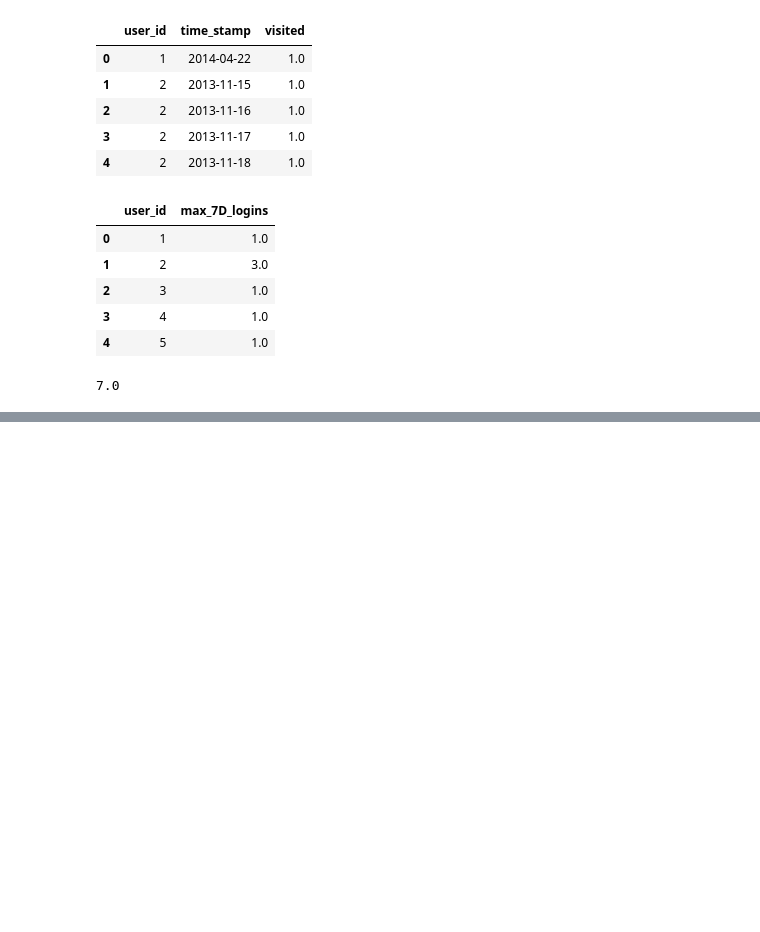
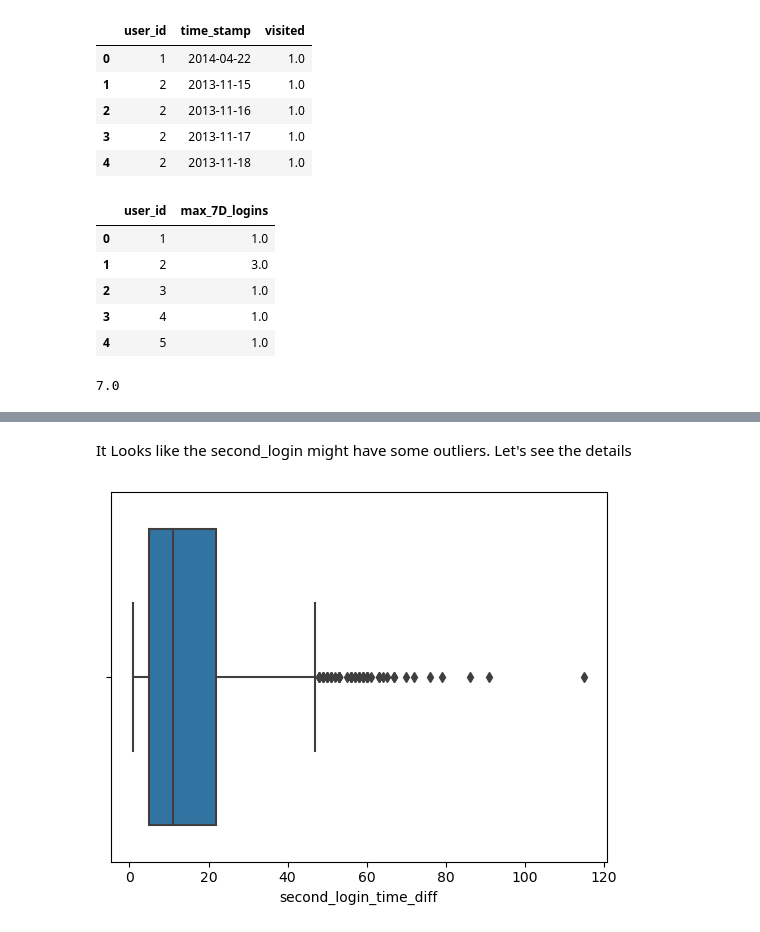
Before and after one commit to BrettlyCD/relax_challenge, a Jupyter notebook: notebooks/user_adoption.ipynb, the cells around one changed output, grey strips where cells are left out. Drawn from its saved outputs; the diff is of its cells as text; code cells hidden in the pictures; blank space fills up the shorter version.

```diff
--- a/notebooks/user_adoption.ipynb
+++ b/notebooks/user_adoption.ipynb
@@ -249,0 +455,9 @@ user_max.head()
+# %% [markdown]
+It Looks like the second_login might have some outliers. Let's see the details
+# %%
+#view boxplot, but ignore 0 and these are only users that never logged in again
+sns.boxplot(data=user_eng, x='second_login_time_diff')
+
+plt.show()
+# %% [output]
+[figure, added]
```
Also changed, not shown: parts of 32 cells of this notebook.
